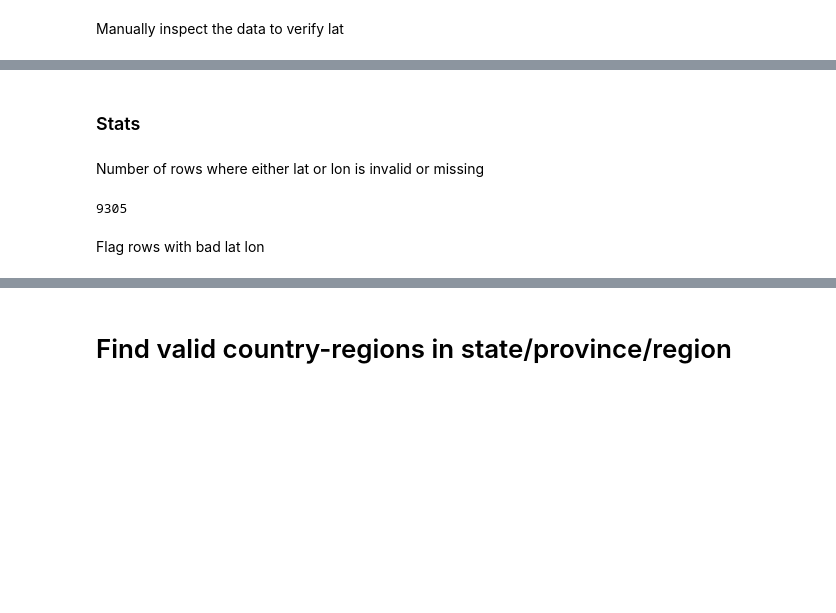
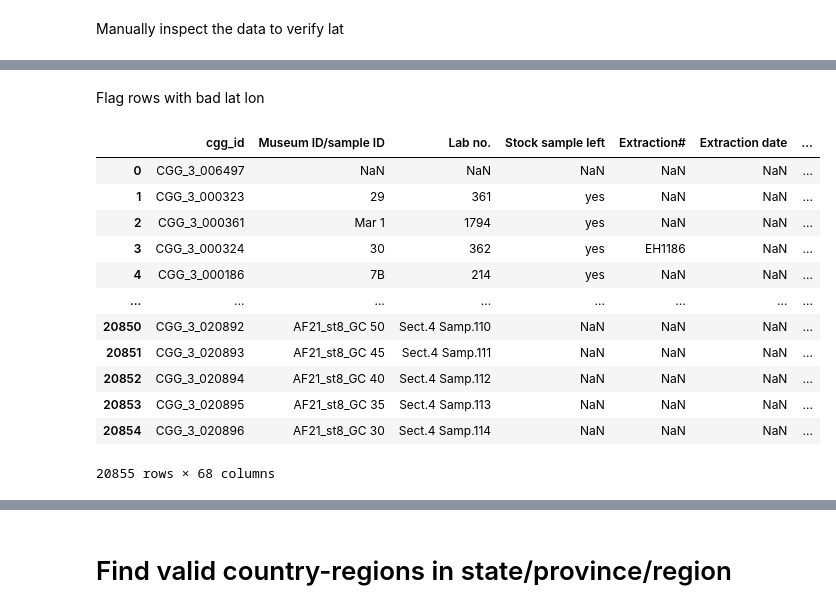
Before and after one commit to magnujo/gg-metadatabase-ui, a Jupyter notebook: notebooks/cgg3 cleanup/full_clean.ipynb, the cells around one changed output, grey strips where cells are left out. Cells and saved outputs as stored; diff of their text form; code cells hidden in the pictures; blank space fills up the shorter version.

```diff
--- a/notebooks/cgg3 cleanup/full_clean.ipynb
+++ b/notebooks/cgg3 cleanup/full_clean.ipynb
@@ -909,24 +1046,21 @@ cgg_df.query('lat_format == "invalid format"')[['Lat', 'cleaned_lat', 'converted
-# %% [markdown]
-### Stats
-# %% [markdown]
-Number of rows where either lat or lon is invalid or missing
-# %%
-len(cgg_df.query("lat_format == 'invalid format' | converted_lat_direction == 'invalid direction' | lon_format == 'invalid format' | converted_lon_direction == 'invalid direction' | Lat.isnull() | Lon.isnull()"))
-# %% [output]
-9305
-# %%
-cgg_df['data_cleaning_note'] = None
-cgg_df.loc[
-    (cgg_df["lat_format"] == "invalid format") |
-    (cgg_df["converted_lat_direction"] == "invalid direction") |
-    (cgg_df["lon_format"] == "invalid format") |
-    (cgg_df["converted_lon_direction"] == "invalid direction") |
-    (cgg_df["Lat"].isna()) |
-    (cgg_df["Lon"].isna()),
-    "data_cleaning_note"
-] = "Needs human validation"
 # %% [markdown]
 Flag rows with bad lat lon
+# %%
+cgg_df
+# %% [output]
+|  | cgg_id | Museum ID/sample ID | Lab no. | Stock sample left | Extraction# | Extraction date | ... |
+| 0 | CGG_3_006497 | NaN | NaN | NaN | NaN | NaN | ... |
+| 1 | CGG_3_000323 | 29 | 361 | yes | NaN | NaN | ... |
+| 2 | CGG_3_000361 | Mar 1 | 1794 | yes | NaN | NaN | ... |
+| 3 | CGG_3_000324 | 30 | 362 | yes | EH1186 | NaN | ... |
+| 4 | CGG_3_000186 | 7B | 214 | yes | NaN | NaN | ... |
+| ... | ... | ... | ... | ... | ... | ... | ... |
+| 20850 | CGG_3_020892 | AF21_st8_GC 50 | Sect.4 Samp.110 | NaN | NaN | NaN | ... |
+| 20851 | CGG_3_020893 | AF21_st8_GC 45 | Sect.4 Samp.111 | NaN | NaN | NaN | ... |
+| 20852 | CGG_3_020894 | AF21_st8_GC 40 | Sect.4 Samp.112 | NaN | NaN | NaN | ... |
+| 20853 | CGG_3_020895 | AF21_st8_GC 35 | Sect.4 Samp.113 | NaN | NaN | NaN | ... |
+| 20854 | CGG_3_020896 | AF21_st8_GC 30 | Sect.4 Samp.114 | NaN | NaN | NaN | ... |
+20855 rows × 68 columns
 # %%
 mask = (cgg_df['converted_lon_direction'] == 'invalid direction')
 cgg_df.loc[mask, 'BadColumns'] = cgg_df.loc[mask, 'BadColumns'].apply(lambda x: x + ['Invalid Lon direction'])
```
Also changed, not shown: parts of 98 cells of this notebook, 8 other files.
